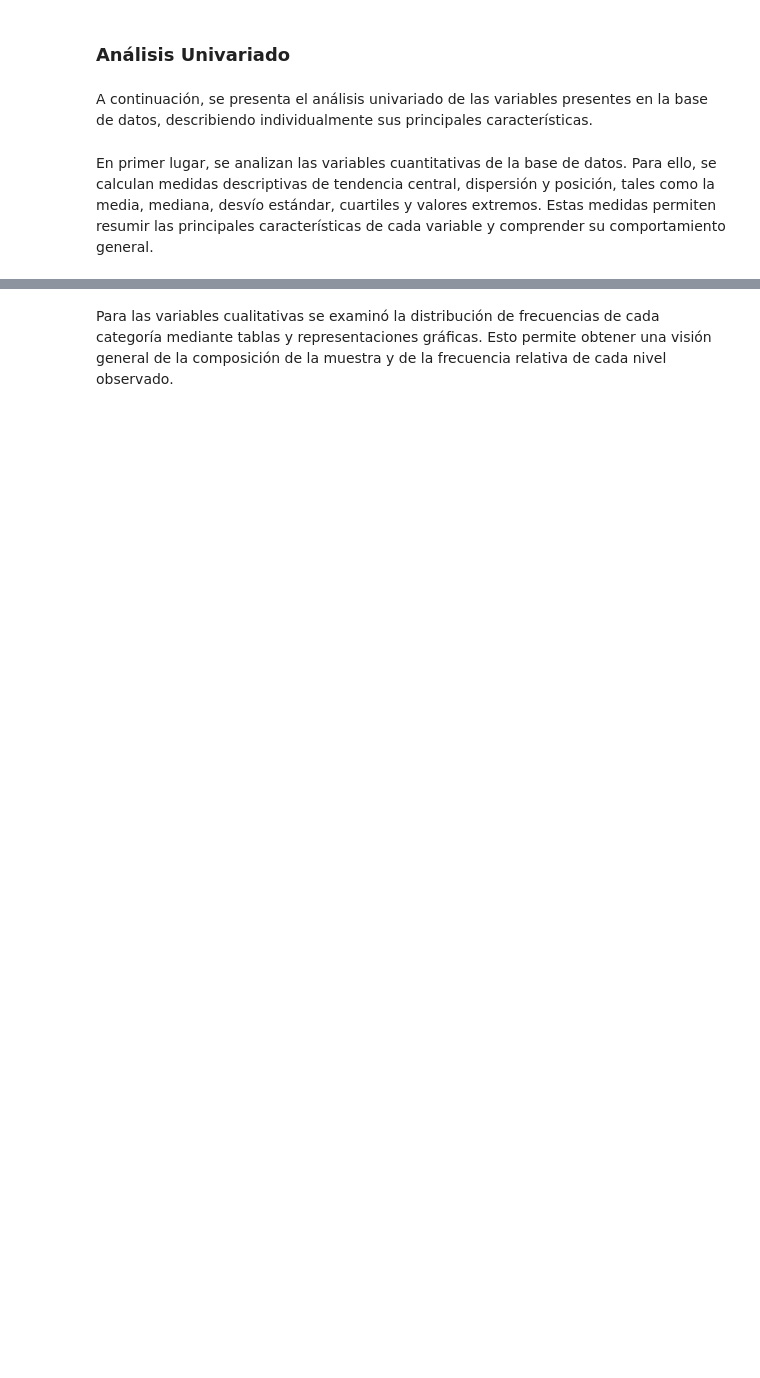
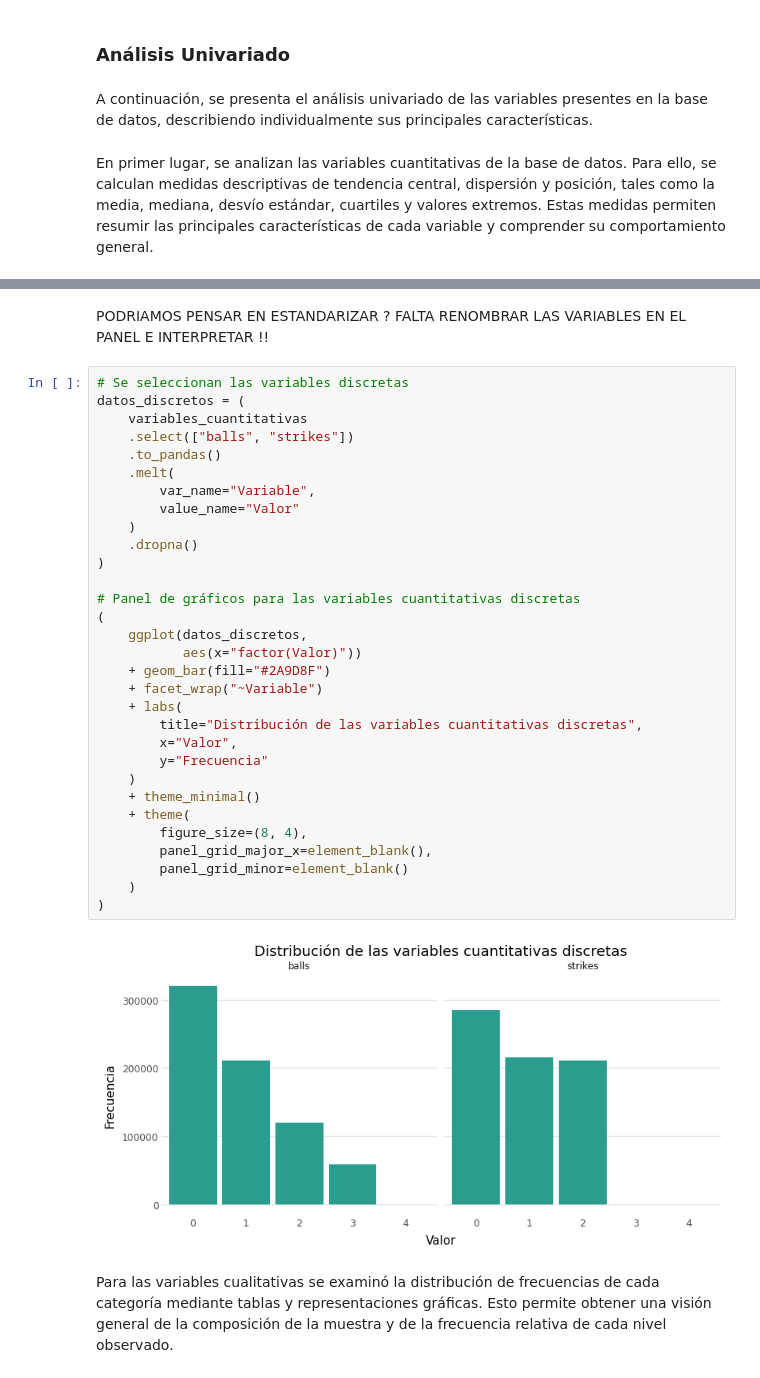
Before and after one commit to Prisfenoy/TP2_python, a Jupyter notebook: Análisis_descriptivo.ipynb, the cells around one changed output, grey strips where cells are left out. Cells and saved outputs as stored; diff of their text form; blank space fills up the shorter version.

```diff
--- a/Análisis_descriptivo.ipynb
+++ b/Análisis_descriptivo.ipynb
@@ -97,2 +134,37 @@ shape: (9, 10)
+# %% [markdown]
+PODRIAMOS PENSAR EN ESTANDARIZAR ? FALTA RENOMBRAR LAS VARIABLES EN EL PANEL E INTERPRETAR !!
+# %%
+# Se seleccionan las variables discretas
+datos_discretos = (
+    variables_cuantitativas
+    .select(["balls", "strikes"])
+    .to_pandas()
+    .melt(
+        var_name="Variable",
+        value_name="Valor"
+    )
+    .dropna()
+)
+
+# Panel de gráficos para las variables cuantitativas discretas
+(
+    ggplot(datos_discretos,
+           aes(x="factor(Valor)"))
+    + geom_bar(fill="#2A9D8F")
+    + facet_wrap("~Variable")
+    + labs(
+        title="Distribución de las variables cuantitativas discretas",
+        x="Valor",
+        y="Frecuencia"
+    )
+    + theme_minimal()
+    + theme(
+        figure_size=(8, 4),
+        panel_grid_major_x=element_blank(),
+        panel_grid_minor=element_blank()
+    )
+)
+# %% [output]
+[figure, added]
 # %% [markdown]
 Para las variables cualitativas se examinó la distribución de frecuencias de cada categoría mediante tablas y representaciones gráficas. Esto permite obtener una visión general de la composición de la muestra y de la frecuencia relativa de cada nivel observado.
```
Also changed, not shown: parts of 12 cells of this notebook.
